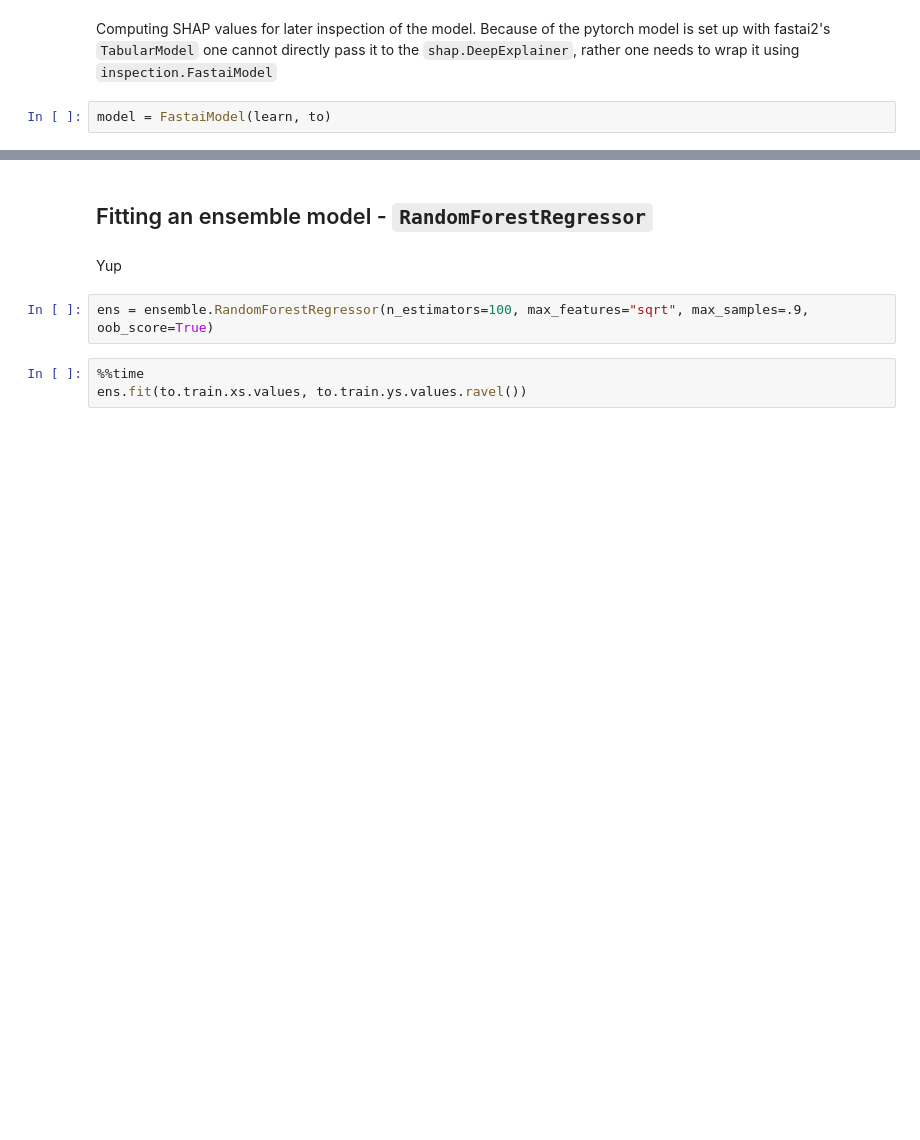
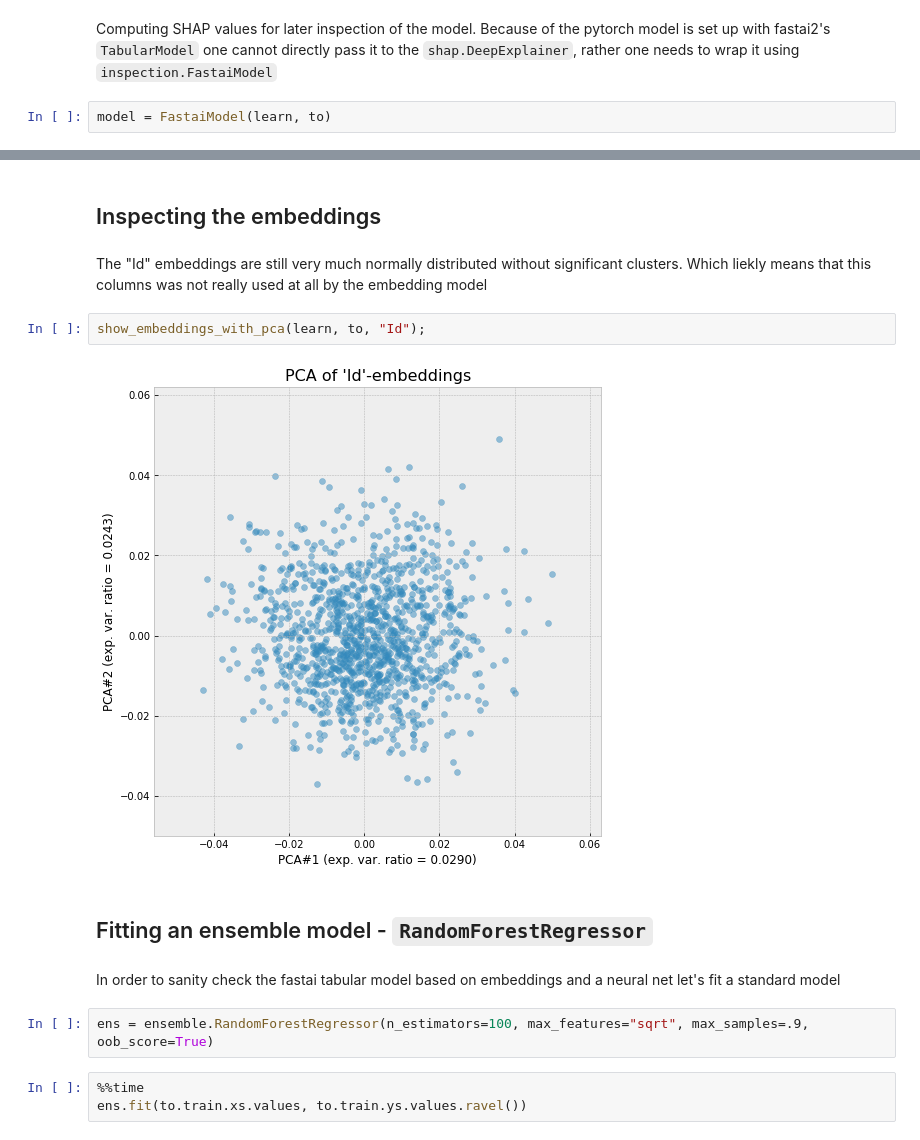
Before and after one commit to eschmidt42/kaggle_house_prices, a Jupyter notebook: notebooks/index.ipynb, the cells around one changed output, grey strips where cells are left out. Cells and saved outputs as stored; diff of their text form; blank space fills up the shorter version.

```diff
--- a/notebooks/index.ipynb
+++ b/notebooks/index.ipynb
@@ -245,7 +245,15 @@ Wall time: 12.8 s
+# %% [markdown]
+## Inspecting the embeddings
+# %% [markdown]
+The "Id" embeddings are still very much normally distributed without significant clusters. Which liekly means that this columns was not really used at all by the embedding model
+# %%
+show_embeddings_with_pca(learn, to, "Id");
+# %% [output]
+[figure, added]
 # %% [markdown]
 ## Fitting an ensemble model - `RandomForestRegressor`
-# %% [markdown]
-Yup
+# %% [markdown]
+In order to sanity check the fastai tabular model based on embeddings and a neural net let's fit a standard model
 # %%
 ens = ensemble.RandomForestRegressor(n_estimators=100, max_features="sqrt", max_samples=.9, oob_score=True)
 # %%
```
Also changed, not shown: parts of 24 cells of this notebook.
